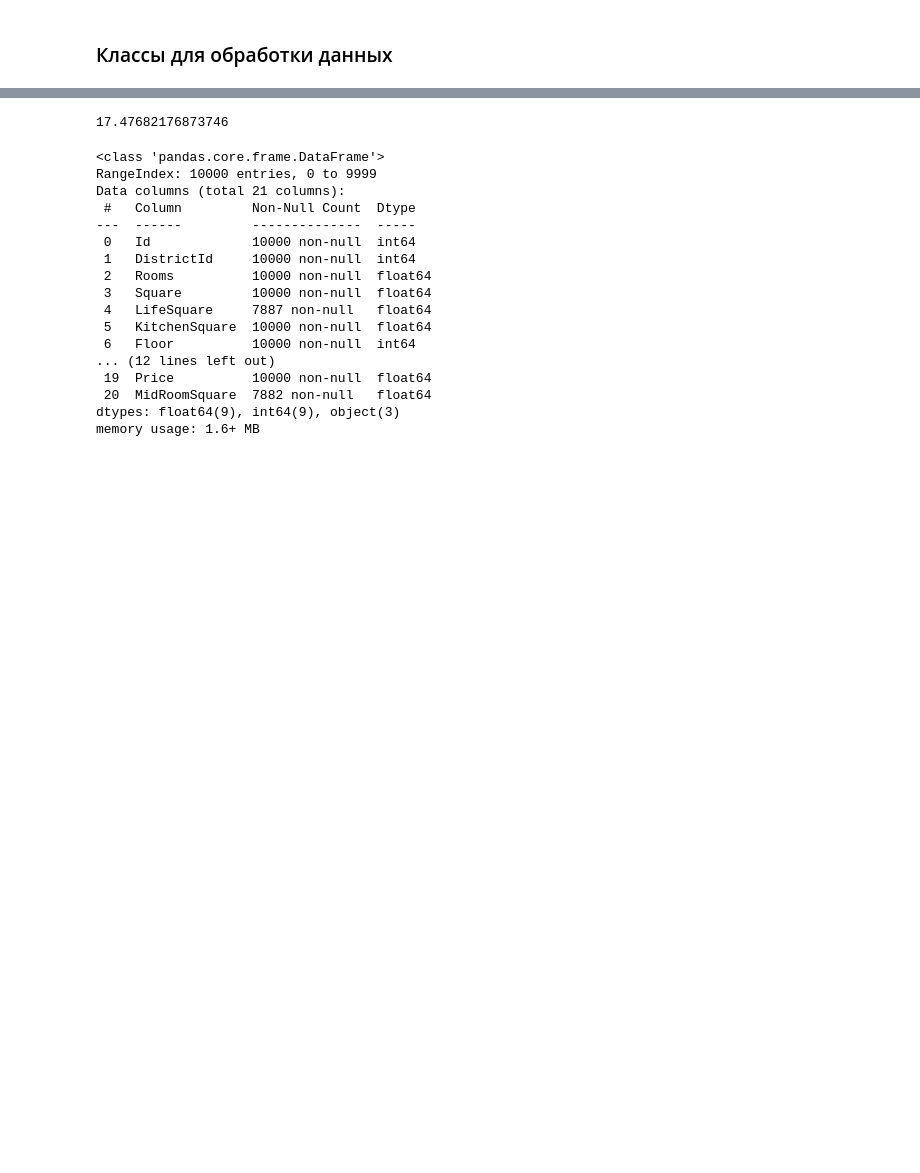
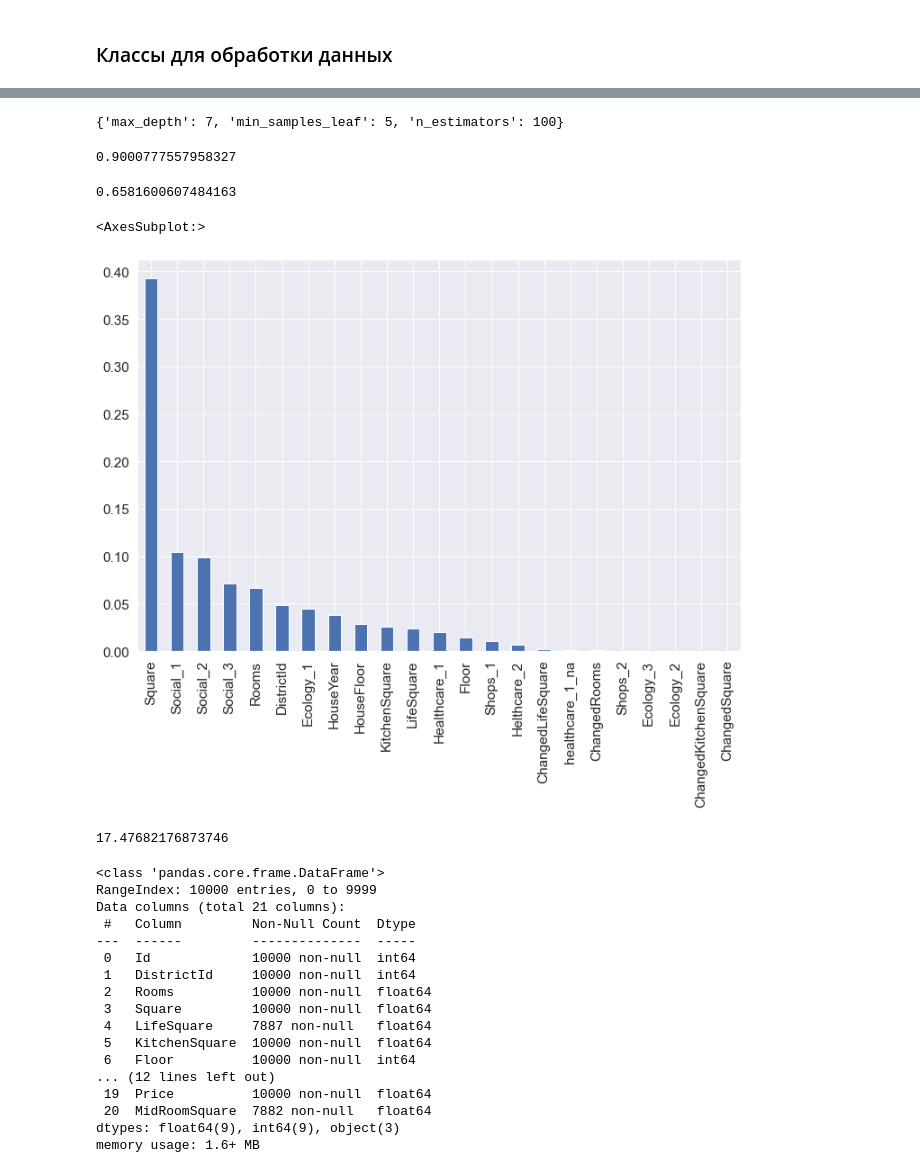
Before and after one commit to AlexanderMaslikhin/pandas_curs, a Jupyter notebook: data_analysis.ipynb, the cells around one changed output, grey strips where cells are left out. Cells and saved outputs as stored; diff of their text form; code cells hidden in the pictures; blank space fills up the shorter version.

```diff
--- a/data_analysis.ipynb
+++ b/data_analysis.ipynb
@@ -400,0 +513,19 @@ class DataPipeline:
+# %%
+
+%%time
+
+from sklearn.ensemble import RandomForestRegressor, GradientBoostingRegressor
+from sklearn.metrics import mean_squared_error as mse, r2_score as r2
+from sklearn.model_selection import KFold, GridSearchCV
+
+params = {'n_estimators':[50, 100, 200, 400],
+          'max_depth':[3, 5, 7, 10, 20],
+         'min_samples_leaf': [5, 10, 15, 20]}
+
+gs_cv = GridSearchCV(RandomForestRegressor(),
+                     params,
+                     scoring='r2',
+                    cv=KFold(n_splits=5, random_state=42, shuffle=True),
+                    n_jobs=-1)
+
+gs_cv.fit(X_train, y_train)
@@ -400,0 +558,13 @@ class DataPipeline:
+# %%
+%%time
+
+gs_gb = GridSearchCV(GradientBoostingRegressor(criterion='mse',
+                                              random_state=42),
+                  params,
+                  scoring='r2', # метрика
+                  cv=KFold(n_splits=5,   # k (кол-во разбиений/итераций) в кросс-валидации
+                           random_state=42,
+                           shuffle=True),
+                  n_jobs=-1
+                  )
+gs_gb.fit(X_train, y_train)
@@ -401,3 +582,27 @@ class DataPipeline:
+# %%
+gs_gb.best_params_
+# %% [output]
+{'max_depth': 7, 'min_samples_leaf': 5, 'n_estimators': 100}
+# %%
+model_gb = gs_gb.best_estimator_
+y_train_pred = model_gb.predict(X_train)
+r2(y_train_pred, y_train)
+# %% [output]
+0.9000777557958327
+# %%
+y_test_pred = model_gb.predict(X_test)
+r2(y_test_pred, y_test)
+# %% [output]
+0.6581600607484163
+# %%
+f_imp = pd.DataFrame(model_gb.feature_importances_,
+             columns=['feature'],
+             index=X_train.columns).sort_values(by='feature', ascending=False)
+
+f_imp.plot.bar(legend=False, figsize=(12,8))
+# %% [output]
+<AxesSubplot:>
+[figure, added]
 # %%
 mask = (data['Rooms'] !=0) & (~data['LifeSquare'].isna())
 data = df.copy() # Будем экспериментировать над копией
```
Also changed, not shown: parts of 18 cells of this notebook.
